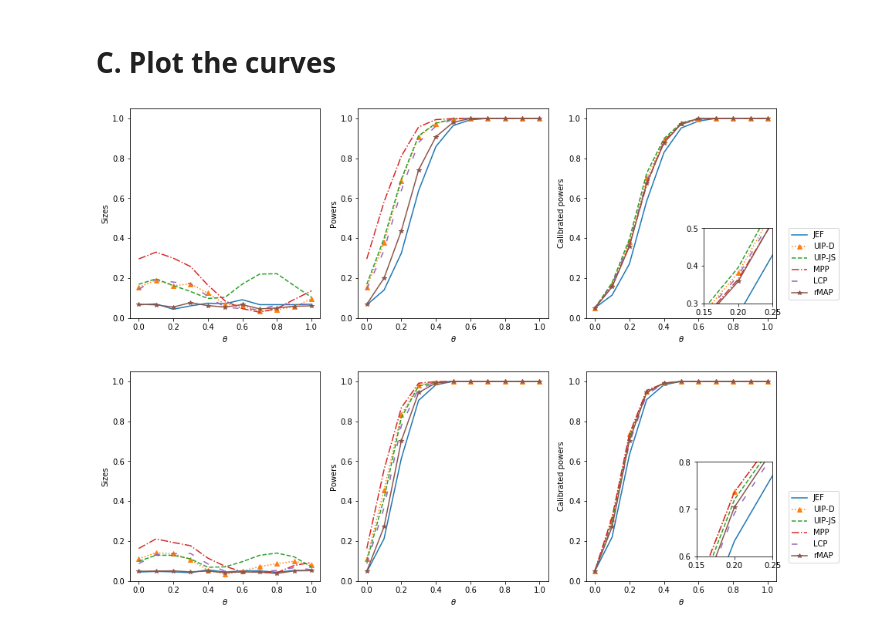
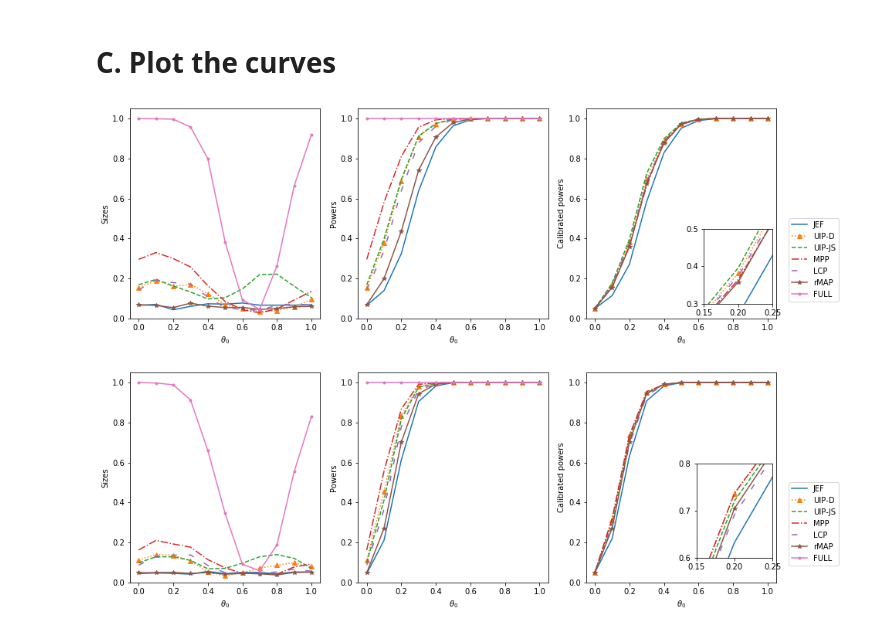
Before and after one commit to JINhuaqing/UIP, a Jupyter notebook: NormSetting/Norm_ana_test.ipynb, the cells around one changed output. Cells and saved outputs as stored; diff of their text form; code cells hidden in the pictures.

```diff
--- a/NormSetting/Norm_ana_test.ipynb
+++ b/NormSetting/Norm_ana_test.ipynb
@@ -387,7 +387,7 @@ axes = fig.subplots(1, 3)
 
 #axes[0].set_title("Sizes")
 axes[0].set_ylim([0, 1.05])
-axes[0].set_xlabel(r"$\theta$")
+axes[0].set_xlabel(r"$\theta_0$")
 axes[0].set_ylabel("Sizes")
 axes[0].plot(thetas, sizes60["JEF"], label="JEF", linestyle=linestyles[0][1])
 axes[0].plot(thetas, sizes60["UIPD"], label="UIP-D", linestyle=linestyles[1][1], marker="^")
@@ -395,12 +395,12 @@ axes[0].plot(thetas, sizes60["UIPJS"], label="UIP-JS", linestyle=linestyles[2][1
 axes[0].plot(thetas, sizes60["NPP"], label="MPP", linestyle=linestyles[3][1])
 axes[0].plot(thetas, sizes60["LCP"], label="LCP", linestyle=linestyles[6][1])
 axes[0].plot(thetas, sizes60["rMAP"], label="rMAP", linestyle=linestyles[0][1], marker="*")
-#axes[0].plot(thetas, sizes60["FULL"], label="FULL", linestyle=linestyles[0][1], marker=".")
+axes[0].plot(thetas, sizes60["FULL"], label="FULL", linestyle=linestyles[0][1], marker=".")
 
 
 #axes[1].set_title("Powers")
 axes[1].set_ylim([0, 1.05])
-axes[1].set_xlabel(r"$\theta$")
+axes[1].set_xlabel(r"$\theta_0$")
 axes[1].set_ylabel("Powers")
 axes[1].plot(thetas, Powers95_60["JEF"], label="JEF", linestyle=linestyles[0][1])
 axes[1].plot(thetas, Powers95_60["UIPD"], label="UIP-D", linestyle=linestyles[1][1], marker="^")
@@ -408,42 +408,42 @@ axes[1].plot(thetas, Powers95_60["UIPJS"], label="UIP-JS", linestyle=linestyles[
 axes[1].plot(thetas, Powers95_60["NPP"], label="MPP", linestyle=linestyles[3][1])
 axes[1].plot(thetas, Powers95_60["LCP"], label="LCP", linestyle=linestyles[6][1])
 axes[1].plot(thetas, Powers95_60["rMAP"], label="rMAP", linestyle=linestyles[0][1], marker="*")
-#axes[1].plot(thetas, Powers95_60["FULL"], label="FULL", linestyle=linestyles[0][1], marker=".")
+axes[1].plot(thetas, Powers95_60["FULL"], label="FULL", linestyle=linestyles[0][1], marker=".")
 
 #axes[2].set_title("Calibrated powers")
 axes[2].set_ylim([0, 1.05])
-axes[2].set_xlabel(r"$\theta$")
+axes[2].set_xlabel(r"$\theta_0$")
 axes[2].set_ylabel("Calibrated powers")
 axes[2].plot(thetas, Powers60["JEF"], label="JEF", linestyle=linestyles[0][1])
 axes[2].plot(thetas, Powers60["UIPD"], label="UIP-D", linestyle=linestyles[1][1], marker="^")
 axes[2].plot(thetas, Powers60["UIPJS"], label="UIP-JS", linestyle=linestyles[2][1])
 axes[2].plot(thetas, Powers60["NPP"], label="MPP", linestyle=linestyles[3][1])
 axes[2].plot(thetas, Powers60["LCP"], label="LCP", linestyle=linestyles[6][1])
 axes[2].plot(thetas, Powers60["rMAP"], label="rMAP", linestyle=linestyles[0][1], marker="*")
 #axes[2].plot(thetas, Powers60["FULL"], label="FULL", linestyle=linestyles[0][1], marker=".")
 
 axins = inset_axes(axes[2], width="40%", height="30%", loc='lower right',
                    bbox_to_anchor=(0.1, 0.05, 0.9, 1.2),
                    bbox_transform=axes[2].transAxes)
 
 axins.set_ylim([0.3, 0.5])
 axins.set_yticks([0.3, 0.4, 0.5])
 axins.set_xlim([0.15, 0.25])
 axins.set_xticks([0.15, 0.20, 0.25])
 axins.plot(thetas, Powers60["JEF"], label="JEF", linestyle=linestyles[0][1])
 axins.plot(thetas, Powers60["UIPD"], label="UIPD", linestyle=linestyles[1][1], marker="^")
 axins.plot(thetas, Powers60["UIPJS"], label="UIPJS", linestyle=linestyles[2][1])
 axins.plot(thetas, Powers60["NPP"], label="NPP", linestyle=linestyles[3][1])
 axins.plot(thetas, Powers60["LCP"], label="LCP", linestyle=linestyles[6][1])
 axins.plot(thetas, Powers60["rMAP"], label="rMAP", linestyle=linestyles[0][1], marker="*")
-#axins.plot(thetas, Powers60["FULL"], label="FULL", linestyle=linestyles[0][1], marker=".")
+axins.plot(thetas, Powers60["FULL"], label="FULL", linestyle=linestyles[0][1], marker=".")
 
 handles, labels = axes[0].get_legend_handles_labels()
 _ = fig.legend(handles, labels, loc=(0.92, 0.20))
 
-# plt.savefig("../plots/cmpNormTest60.pdf")
+plt.savefig("../plots/cmpNormTest60_long.pdf")
 # %% [output]
-[figure, old version]
+[figure, new version]
 # %%
 thetas = idxs
 fig = plt.figure(figsize=[15, 5])
@@ -451,7 +451,7 @@ axes = fig.subplots(1, 3)
 
 #axes[0].set_title("Sizes")
 axes[0].set_ylim([0, 1.05])
-axes[0].set_xlabel(r"$\theta$")
+axes[0].set_xlabel(r"$\theta_0$")
 axes[0].set_ylabel("Sizes")
 axes[0].plot(thetas, sizes120["JEF"], label="JEF", linestyle=linestyles[0][1])
 axes[0].plot(thetas, sizes120["UIPD"], label="UIP-D", linestyle=linestyles[1][1], marker="^")
@@ -459,12 +459,12 @@ axes[0].plot(thetas, sizes120["UIPJS"], label="UIP-JS", linestyle=linestyles[2][
 axes[0].plot(thetas, sizes120["NPP"], label="MPP", linestyle=linestyles[3][1])
 axes[0].plot(thetas, sizes120["LCP"], label="LCP", linestyle=linestyles[6][1])
 axes[0].plot(thetas, sizes120["rMAP"], label="rMAP", linestyle=linestyles[0][1], marker="*")
-#axes[0].plot(thetas, sizes120["FULL"], label="FULL", linestyle=linestyles[0][1], marker=".")
+axes[0].plot(thetas, sizes120["FULL"], label="FULL", linestyle=linestyles[0][1], marker=".")
 
 
 #axes[1].set_title("Powers")
 axes[1].set_ylim([0, 1.05])
-axes[1].set_xlabel(r"$\theta$")
+axes[1].set_xlabel(r"$\theta_0$")
 axes[1].set_ylabel("Powers")
 axes[1].plot(thetas, Powers95_120["JEF"], label="JEF", linestyle=linestyles[0][1])
 axes[1].plot(thetas, Powers95_120["UIPD"], label="UIP-D", linestyle=linestyles[1][1], marker="^")
@@ -472,11 +472,11 @@ axes[1].plot(thetas, Powers95_120["UIPJS"], label="UIP-JS", linestyle=linestyles
 axes[1].plot(thetas, Powers95_120["NPP"], label="MPP", linestyle=linestyles[3][1])
 axes[1].plot(thetas, Powers95_120["LCP"], label="LCP", linestyle=linestyles[6][1])
 axes[1].plot(thetas, Powers95_120["rMAP"], label="rMAP", linestyle=linestyles[0][1], marker="*")
-#axes[1].plot(thetas, Powers95_120["FULL"], label="FULL", linestyle=linestyles[0][1], marker=".")
+axes[1].plot(thetas, Powers95_120["FULL"], label="FULL", linestyle=linestyles[0][1], marker=".")
 
 #axes[2].set_title("Calibrated powers")
 axes[2].set_ylim([0, 1.05])
-axes[2].set_xlabel(r"$\theta$")
+axes[2].set_xlabel(r"$\theta_0$")
 axes[2].set_ylabel("Calibrated powers")
 axes[2].plot(thetas, Powers120["JEF"], label="JEF", linestyle=linestyles[0][1])
 axes[2].plot(thetas, Powers120["UIPD"], label="UIP-D", linestyle=linestyles[1][1], marker="^")
@@ -505,6 +505,6 @@ axins.plot(thetas, Powers120["rMAP"], label="rMAP", linestyle=linestyles[0][1],
 handles, labels = axes[1].get_legend_handles_labels()
 _ = fig.legend(handles, labels, loc=(0.92, 0.20))
 
-# plt.savefig("../plots/cmpNormTest120.pdf")
+plt.savefig("../plots/cmpNormTest120_long.pdf")
 # %% [output]
-[figure, old version]
+[figure, new version]
```
Also changed, not shown: parts of 2 cells of this notebook, 10 other files.
